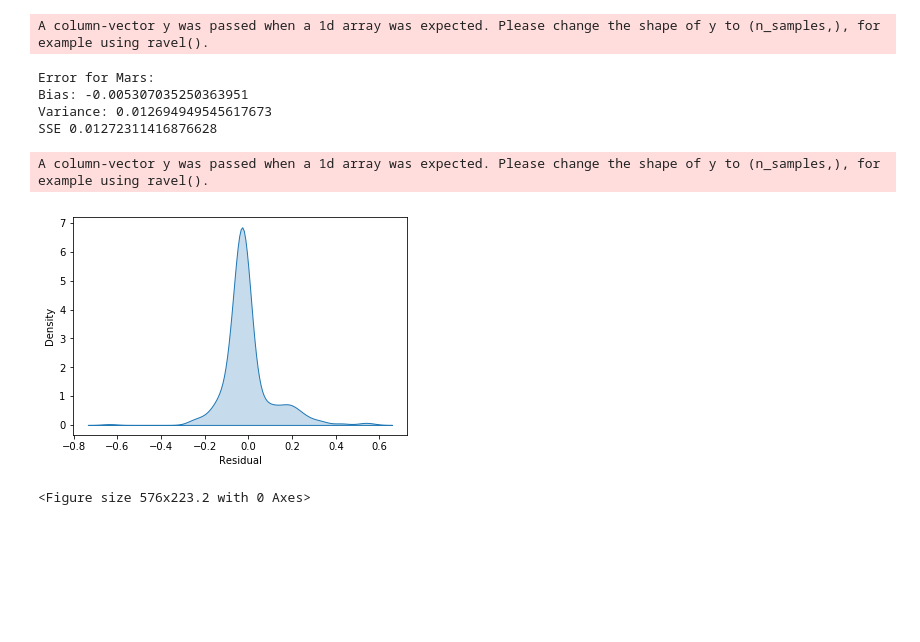
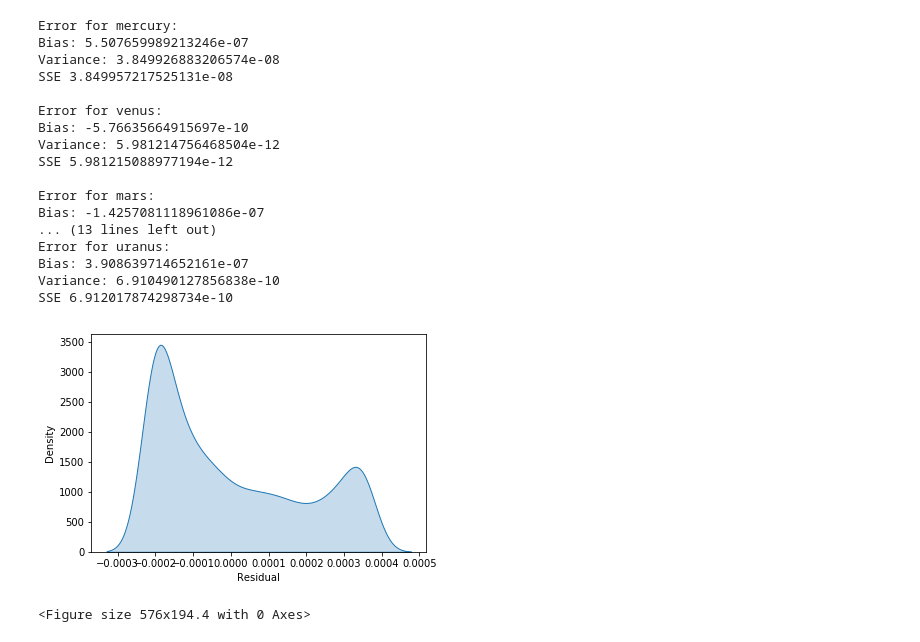
Before and after one commit to ndurvasula/TeamOskarProjectS, a Jupyter notebook: Inverse Square Law.ipynb, the cells around one changed output. Drawn from its saved outputs; the diff is of its cells as text; code cells hidden in the pictures; blank space fills up the shorter version.

```diff
--- a/Inverse Square Law.ipynb
+++ b/Inverse Square Law.ipynb
@@ -110,0 +25,39 @@ Cartesian orbit of mars
+# %%
+#Use the JPL Library to generate data
+
+planets = ['mercury', 'venus', 'mars', 'jupiter', 'saturn', 'uranus']
+days = {
+    'mercury':7000,
+    'venus':7000,
+    'mars':7000,
+    'jupiter':7000,
+    'saturn':10000,
+    'uranus':30000
+}
+samples = 15000
+
+START_TIME = 2287185
+SCALE = 10**(-8)
+
+
+X = dict()
+y = dict()
+
+
+for planet in planets:
+    t = Time(START_TIME + np.linspace(0,days[planet],samples), format='jd')
+    with solar_system_ephemeris.set('jpl'):
+        plnt = get_body(planet, t, loc)
+        sun = get_body('sun', t, loc)
+    r = sun.cartesian-plnt.cartesian
+    rcoords = np.array([to_numpy(r[i]) for i in range(len(r))])*SCALE
+    fig = plt.figure()
+    ax = fig.add_subplot(111, projection='3d')
+    ax.plot3D(rcoords[:,0], rcoords[:,1], rcoords[:,2])
+
+    X[planet] = pd.DataFrame({
+        "RA": plnt.ra[:-2],
+        "Dec": plnt.dec[:-2],
+        "Dist_Sun": np.linalg.norm(rcoords, axis=1)[:-2]
+    })
+    y[planet] = pd.DataFrame({"Second Difference":np.linalg.norm(rcoords[2:] - 2*rcoords[1:-1] + rcoords[:-2], axis=1)})
@@ -168,47 +208,58 @@ for planet in planets:
                                             min_samples_split = pparams["min_samples_split"],
                                             min_samples_leaf = pparams["min_samples_leaf"],
                                             max_features = pparams["max_features"],
                                             max_depth = pparams["max_depth"],
                                             bootstrap = pparams["bootstrap"])
     X_train, X_test, y_train, y_test = train_test_split(X[planet], y[planet])
     rf.fit(X_train, y_train)
 
     res = y_test.to_numpy().ravel() - rf.predict(X_test)
 
     print("Error for "+planet+":")
     bias = np.mean(res)
     variance = np.var(res)
     error = bias**2 + variance
     print("Bias: "+str(bias))
     print("Variance: "+str(variance))
     print("SSE "+str(error))
     print()
     residuals[planet] = res
     ax = kdeplot(
-        data=pd.DataFrame(residuals)[planet], shade=True)
+        data=pd.Series(residuals[planet]), shade=True)
     ax.set(xlabel='Residual', ylabel='Density')
 
     rf.fit(X[planet], y[planet])
     rfs[planet] = rf
 
 ax.get_figure().savefig("kde.png")
 
 dump(residuals, open("residuals.bin", "wb")) #pickle residuals
 dump(rfs, open("residuals.bin", "wb")) #pickle random forests
 # %% [output]
-A column-vector y was passed when a 1d array was expected. Please change the shape of y to (n_samples,), for example using ravel().
+Error for mercury:
+Bias: 5.507659989213246e-07
+Variance: 3.849926883206574e-08
+SSE 3.849957217525131e-08
+
+Error for venus:
+Bias: -5.76635664915697e-10
+Variance: 5.981214756468504e-12
+SSE 5.981215088977194e-12
+
+Error for mars:
+Bias: -1.4257081118961086e-07
+... (13 lines left out)
+Error for uranus:
+Bias: 3.908639714652161e-07
+Variance: 6.910490127856838e-10
+SSE 6.912017874298734e-10
-Error for Mars:
-Bias: -0.005307035250363951
-Variance: 0.012694949545617673
-SSE 0.01272311416876628
-A column-vector y was passed when a 1d array was expected. Please change the shape of y to (n_samples,), for example using ravel().
-[figure, old version]
+[figure, new version]
 # %%
 #Compute SHAP values for each planet
 
 shap_values = dict()
-SHAP_N = 1000
-Xshap = {planet:X[planet].sample(n=SHAP_N) for planet in planets}
+SHAP_N = 1000 #use -1 to select the whole input dataset
+Xshap = {planet:X[planet].sample(n=SHAP_N) for planet in planets} if SHAP_N > 0 else X
 
 LOAD = False
 
@@ -227,7 +278,7 @@ for planet in planets:
 dump(shap_values, open("shap_values.bin", "wb"))
 dump(Xshap, open("Xshap.bin", "wb"))
 # %% [output]
-<Figure size 576x223.2 with 0 Axes>
+<Figure size 576x194.4 with 0 Axes>
 # %%
 #TSNE Visualization of the SHAP values
 
```
Also changed, not shown: parts of 8 cells of this notebook, 39 other files.
